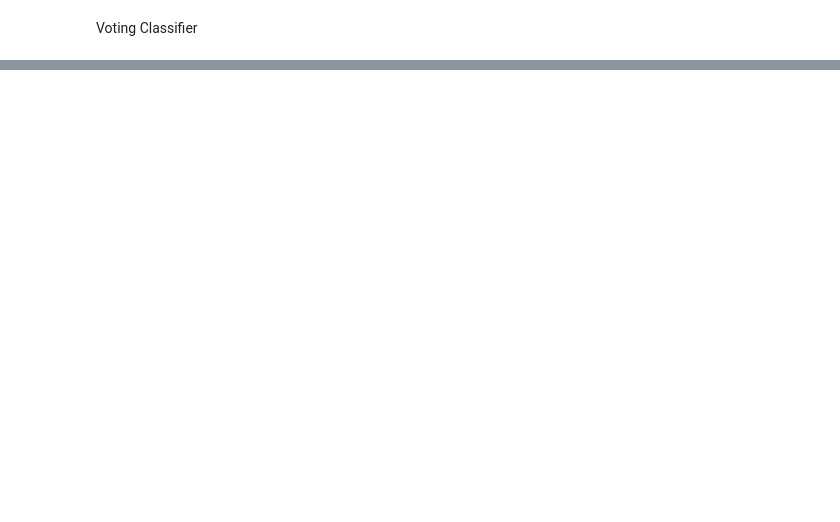
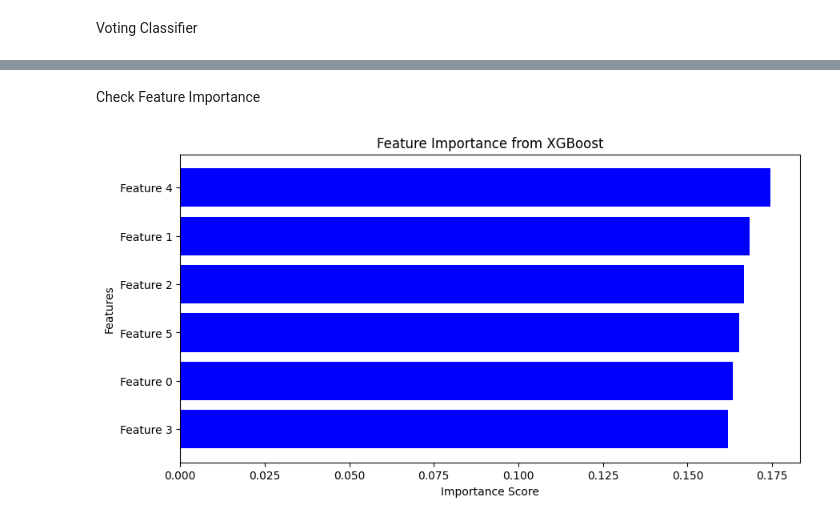
Before and after one commit to meharjot0710/SmartInterest-AI, a Jupyter notebook: s2.ipynb, the cells around one changed output, grey strips where cells are left out. Cells and saved outputs as stored; diff of their text form; code cells hidden in the pictures; blank space fills up the shorter version.

```diff
--- a/s2.ipynb
+++ b/s2.ipynb
@@ -251,0 +258,31 @@ Voting Classifier Accuracy: 0.25
+# %% [markdown]
+Check Feature Importance
+# %%
+import pandas as pd
+import matplotlib.pyplot as plt
+import xgboost as xgb
+
+# Train a basic XGBoost model
+xgb_model = xgb.XGBClassifier(objective="multi:softmax", random_state=42)
+xgb_model.fit(X_train_scaled, y_train_resampled)
+
+# Get feature importance
+feature_importance = xgb_model.feature_importances_
+
+# Create feature names dynamically
+feature_names = [f"Feature {i}" for i in range(X_train_scaled.shape[1])]
+
+# Create a DataFrame for visualization
+importance_df = pd.DataFrame({"Feature": feature_names, "Importance": feature_importance})
+importance_df = importance_df.sort_values(by="Importance", ascending=False)
+
+# Plot the feature importance
+plt.figure(figsize=(10, 5))
+plt.barh(importance_df["Feature"], importance_df["Importance"], color="blue")
+plt.xlabel("Importance Score")
+plt.ylabel("Features")
+plt.title("Feature Importance from XGBoost")
+plt.gca().invert_yaxis()
+plt.show()
+# %% [output]
+[figure, added]
```
Also changed, not shown: parts of 14 cells of this notebook, 3 other files.
